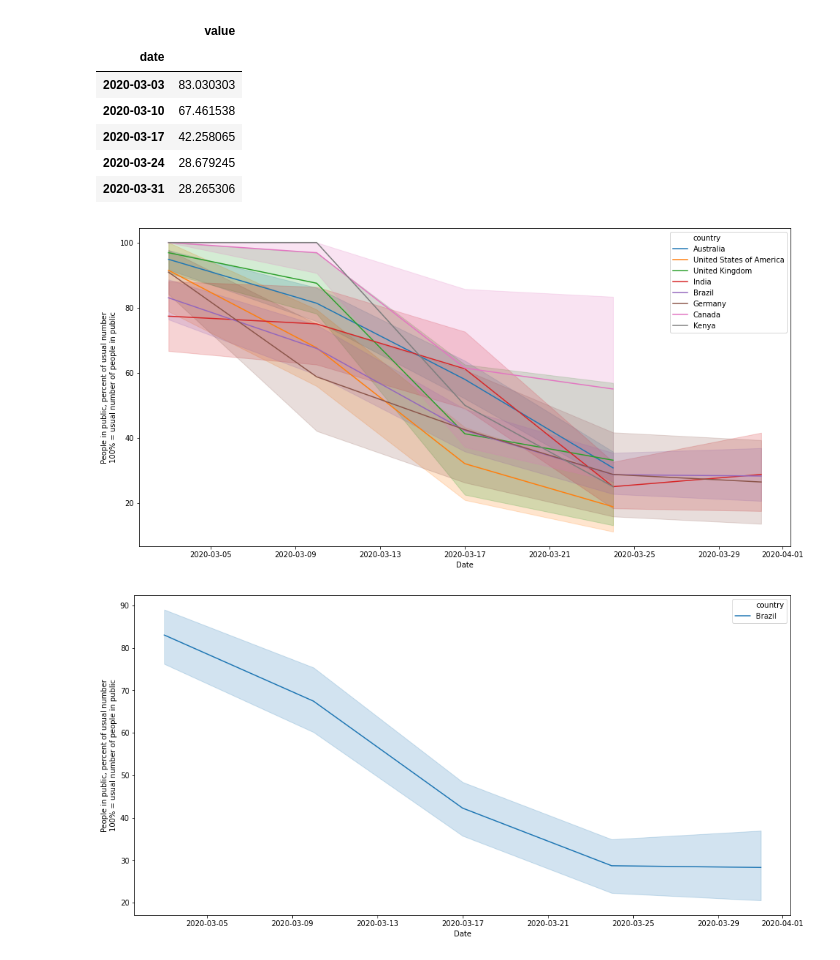
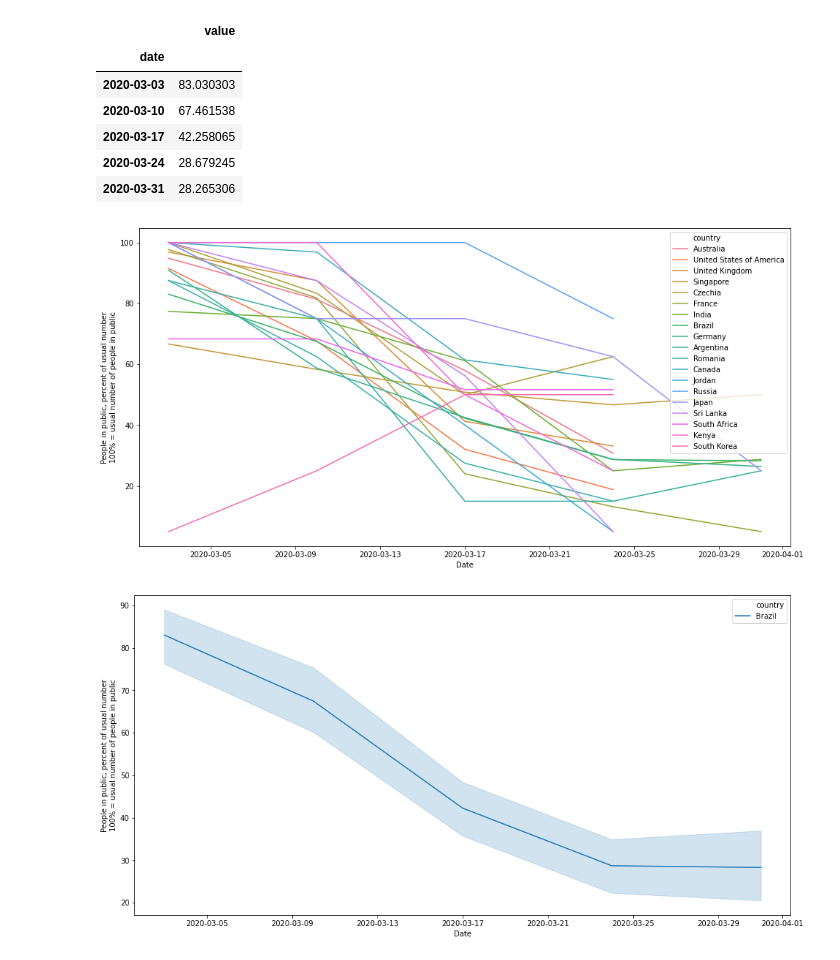
Before and after one commit to epidemics/containment, a Jupyter notebook: survery_results_conversion.ipynb, the cells around one changed output. Drawn from its saved outputs; the diff is of its cells as text; code cells hidden in the pictures.

```diff
--- a/survery_results_conversion.ipynb
+++ b/survery_results_conversion.ipynb
@@ -39,8 +39,8 @@ volunteers.columns = pd.MultiIndex.from_tuples([('country','country'),
                               ('masks','2020-03-10'),
                               ('masks','2020-03-17'),
                               ('masks','2020-03-24'),
-                              ('distancing','2020-03-31'),
-                              ('masks','2020-03-31')])
+                              ('masks','2020-03-31'),
+                              ('distancing','2020-03-31')])
 
 
 RESPONSES = {'The same number of people as usual':100,
@@ -72,4 +72,9 @@ def std_error(df):
     av = (df.groupby(('country','country')).std()*np.sqrt(df.groupby(('country','country')).count()/(df.groupby(('country','country')).count()-1))).mean().mean()
     den = np.maximum(1,np.sqrt(df.groupby(('country','country')).count()-1))
     return (df.groupby(('country','country')).std().fillna(av)/den)
+
+def f(country):
+    return country.split(' - ')[0]
+
+both[('country','country')] = both[('country','country')].apply(f)
 # %%
@@ -158,17 +167,19 @@ distance[distance['country']=='Brazil'].groupby('date').mean()
 | 2020-03-31 | 28.265306 |
 # %%
 
-subset = list(a.index[a<21])
+a=both.groupby(('country','country'))['index'].count()
+subset = list(a.index[a>=2])
 indices = distance['country'].isin(subset)
 
 
 fig, ax = plt.subplots(figsize=(16,8))
-sns.lineplot(data=distance[indices],x='date',y='value',hue='country',ax=ax)
+sns.lineplot(data=distance[indices],x='date',y='value',hue='country',ax=ax,ci=None)
 ax.set_ylabel('People in public, percent of usual number\n100% = usual number of people in public')
 ax.set_xlabel('Date')
+# ax.set_xlim([pd.Timestamp('2020-03-01'),pd.Timestamp('2020-04-10')])
 plt.savefig('/home/guest/Documents/social_distance.png')
 # %% [output]
-[figure, old version]
+[figure, new version]
 # %%
 indices = distance['country'].isin(['Brazil'])
 
```
Also changed, not shown: parts of 6 cells of this notebook, 7 other files.
